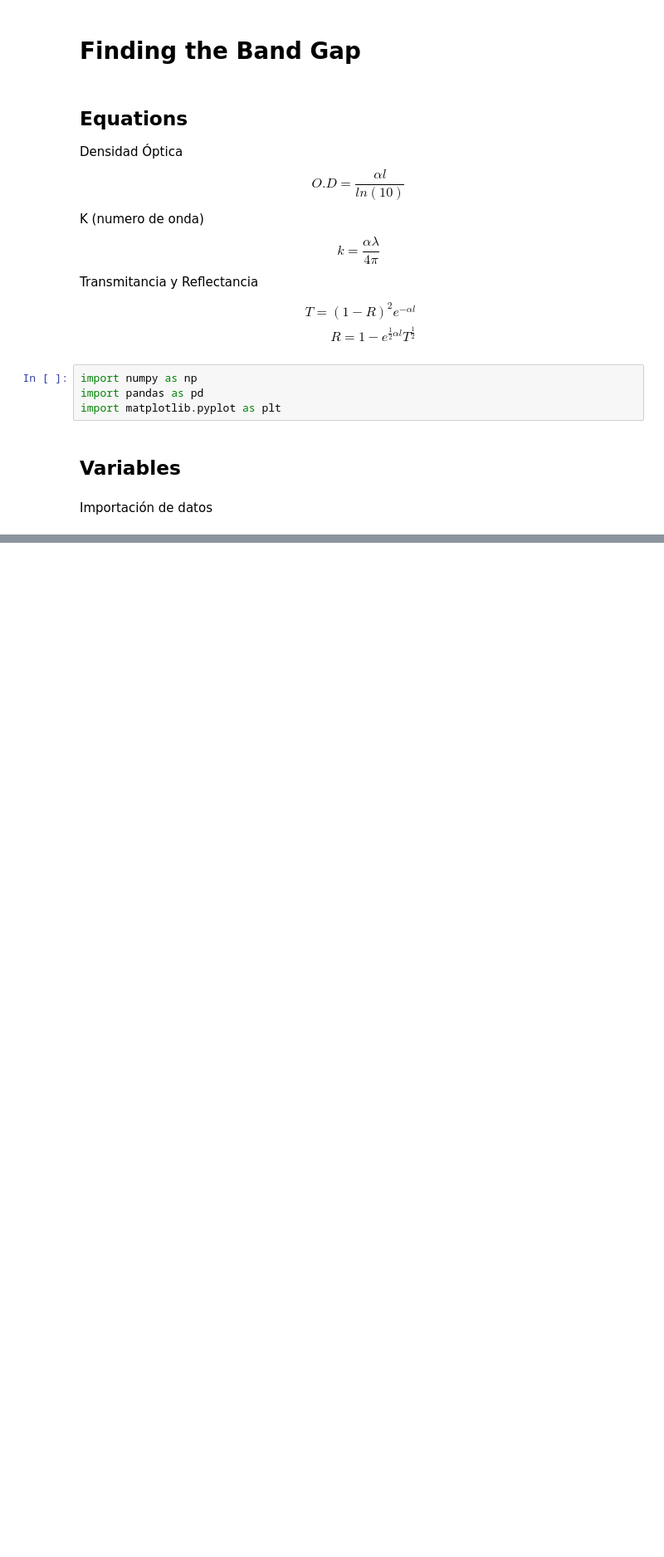
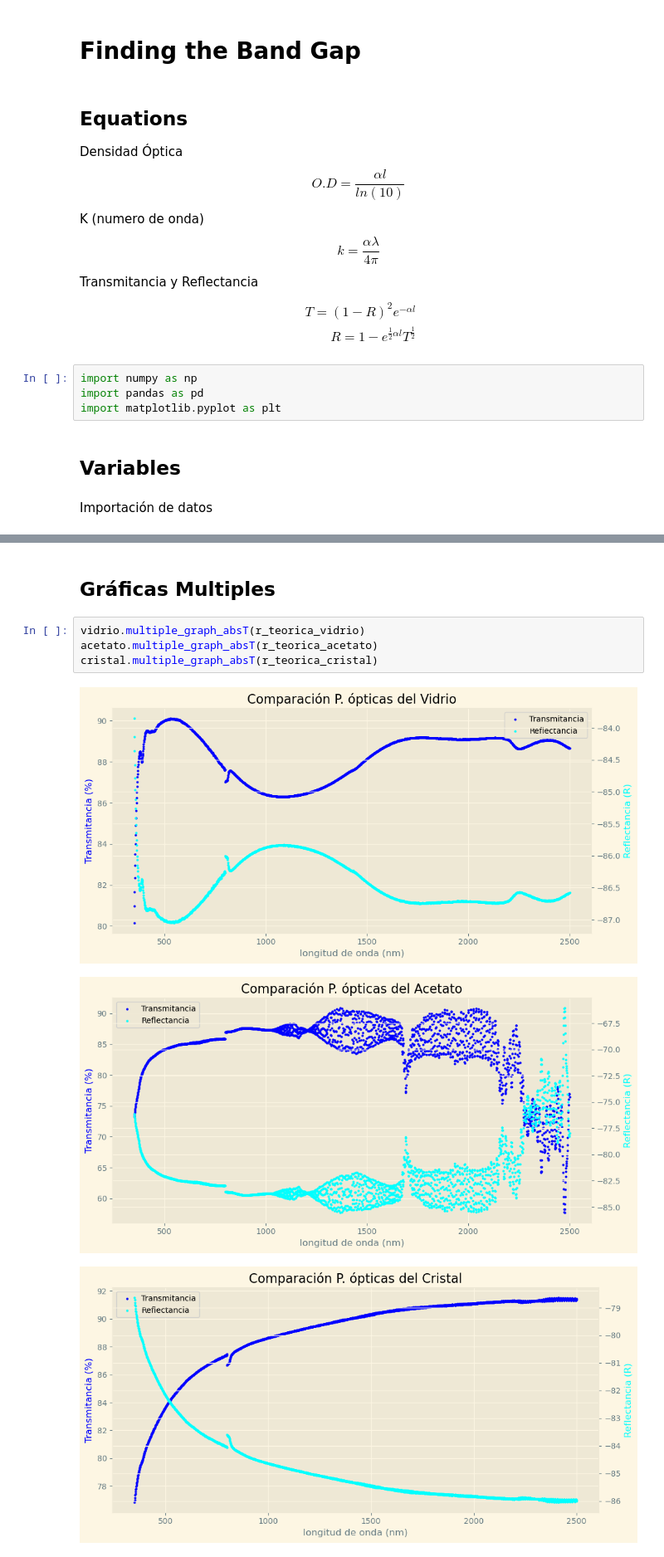
Before and after one commit to AlejoProjects/tecnicas, a Jupyter notebook: BandGapInitial.ipynb, the cells around one changed output, grey strips where cells are left out. Shown at 83% size. Drawn from its saved outputs; the diff is of its cells as text; blank space fills up the shorter version.

```diff
--- a/BandGapInitial.ipynb
+++ b/BandGapInitial.ipynb
@@ -192,0 +258,10 @@ cristal.graph_R_Theoric(cristal.R_theoric_calc())
+# %% [markdown]
+## Gráficas Multiples
+# %%
+vidrio.multiple_graph_absT(r_teorica_vidrio)
+acetato.multiple_graph_absT(r_teorica_acetato)
+cristal.multiple_graph_absT(r_teorica_cristal)
+# %% [output]
+[figure, added]
+[figure, added]
+[figure, added]
```
Also changed, not shown: parts of 7 cells of this notebook, 1 other file.
